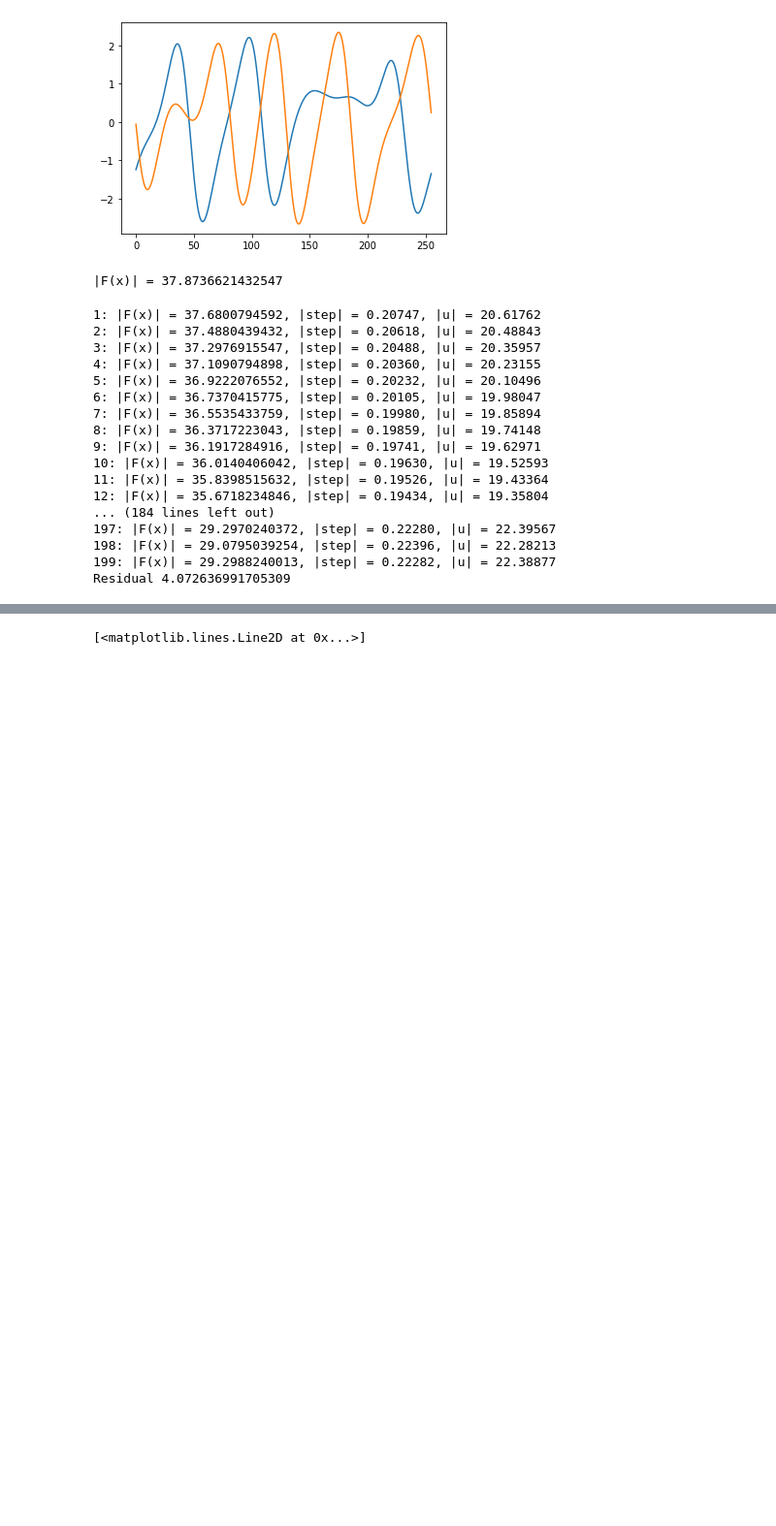
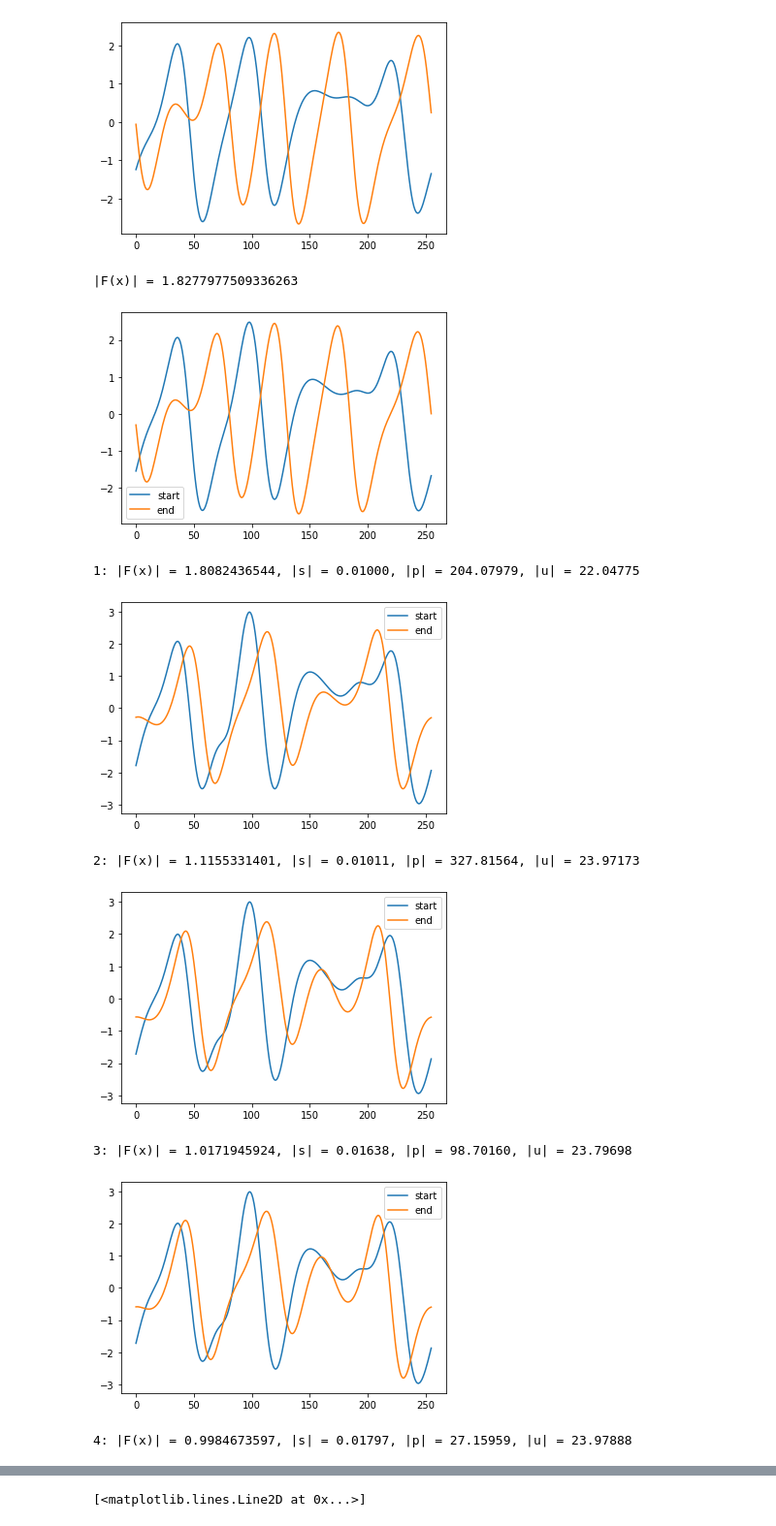
Before and after one commit to KowalskiAnalytics/JAX-RPO-Finding, a Jupyter notebook: KS_RPOs3.ipynb, the cells around one changed output, grey strips where cells are left out. Shown at 97% size. Drawn from its saved outputs; the diff is of its cells as text; code cells hidden in the pictures; blank space fills up the shorter version.

Commit message:
added Armijo method of stepsize control, JAX Newton-Krylov now works!

```diff
--- a/KS_RPOs3.ipynb
+++ b/KS_RPOs3.ipynb
@@ -96,0 +138,3 @@ plot_KS(u,T)
+# %%
+u = full_propagator(u0,T)
+plot_KS(u,T)
@@ -149,44 +175,55 @@ def residual(u0):
 # %%
+def numerical_jacobian(f,x,rdiff):
+    fx = f(x)
+    return lambda v: (f(x + rdiff * v.reshape(x.shape)) - fx)/rdiff
+
 def JAX_newton_krylov(res, u0, tol=1e-5, iter=200):
     u = u0
     Jacobian_shape = (len(u0.flatten()), len(u0.flatten()))
 
     F = res(u)
     magF = np.linalg.norm(F)
     print(f"|F(x)| = {magF}")
     i = 1
-    while magF > tol and i < iter:
-        J = linalg.LinearOperator(Jacobian_shape, matvec=lambda v: (jax.jvp(res, (u.flatten(),), (v,)))[1])
-        f, e = linalg.lgmres(J,F.flatten(),inner_m=40,outer_k=20)
-        step = f.reshape(u.shape) * 0.01
-        step = step if np.linalg.norm(step) < 0.01 * np.linalg.norm(u) else 0.01 * np.linalg.norm(u) * step / np.linalg.norm(step)
-        u -= step
-        F = res(u)
-        magF = np.linalg.norm(F)
-        print(f"{i}: |F(x)| = {magF:.10f}, |step| = {np.linalg.norm(step):.5f}, |u| = {np.linalg.norm(u):.5f}")
-        i += 1
-    return u
+    magold = magF
+    conv = []
+    shape = (len(u0.flatten()), len(u0.flatten()))
+    s0 = 1e-2
+    try:
+        while magF > tol and i < iter:
+            J = linalg.LinearOperator(shape, matvec=numerical_jacobian(res,u,1e-5))
+            p, errorcode = linalg.lgmres(J,F.flatten(),inner_m=40,outer_k=20)
+            p = p.reshape(u.shape)
+            s0 *= magold/magF
+            s = s0
+            while not jnp.linalg.norm(res(u - s*p)) < (1-0.01*s)*magF:
+                s /= 2
+            u -= s*p
+            plt.plot(u,label='start')
+            plt.plot(propagator(u,new_T), label='end')
+            plt.legend()
+            plt.show()
+            F = res(u)
+            magold = magF
+            magF = np.linalg.norm(F)
+            print(f"{i}: |F(x)| = {magF:.10f}, |s| = {s:.5f}, |p| = {np.linalg.norm(p):.5f}, |u| = {np.linalg.norm(u):.5f}")
+            conv.append((magF, s, np.linalg.norm(p), np.linalg.norm(u)))
+            i += 1
+    except KeyboardInterrupt:
+        pass
+    return u, conv
 
 # solve
 guess = u[a] #State(u[a],new_T)
-sol = JAX_newton_krylov(residual,guess)
+sol, conv = JAX_newton_krylov(residual,guess)
 print('Residual', abs(residual(sol)).max())
 # %% [output]
-|F(x)| = 37.8736621432547
+|F(x)| = 1.8277977509336263
+[figure, added]
-1: |F(x)| = 37.6800794592, |step| = 0.20747, |u| = 20.61762
-2: |F(x)| = 37.4880439432, |step| = 0.20618, |u| = 20.48843
-3: |F(x)| = 37.2976915547, |step| = 0.20488, |u| = 20.35957
-4: |F(x)| = 37.1090794898, |step| = 0.20360, |u| = 20.23155
-5: |F(x)| = 36.9222076552, |step| = 0.20232, |u| = 20.10496
-6: |F(x)| = 36.7370415775, |step| = 0.20105, |u| = 19.98047
-7: |F(x)| = 36.5535433759, |step| = 0.19980, |u| = 19.85894
-8: |F(x)| = 36.3717223043, |step| = 0.19859, |u| = 19.74148
-9: |F(x)| = 36.1917284916, |step| = 0.19741, |u| = 19.62971
-10: |F(x)| = 36.0140406042, |step| = 0.19630, |u| = 19.52593
-11: |F(x)| = 35.8398515632, |step| = 0.19526, |u| = 19.43364
-12: |F(x)| = 35.6718234846, |step| = 0.19434, |u| = 19.35804
-... (184 lines left out)
-197: |F(x)| = 29.2970240372, |step| = 0.22280, |u| = 22.39567
-198: |F(x)| = 29.0795039254, |step| = 0.22396, |u| = 22.28213
-199: |F(x)| = 29.2988240013, |step| = 0.22282, |u| = 22.38877
-Residual 4.072636991705309
+1: |F(x)| = 1.8082436544, |s| = 0.01000, |p| = 204.07979, |u| = 22.04775
+[figure, added]
+2: |F(x)| = 1.1155331401, |s| = 0.01011, |p| = 327.81564, |u| = 23.97173
+[figure, added]
+3: |F(x)| = 1.0171945924, |s| = 0.01638, |p| = 98.70160, |u| = 23.79698
+[figure, added]
+4: |F(x)| = 0.9984673597, |s| = 0.01797, |p| = 27.15959, |u| = 23.97888
```
Also changed, not shown: parts of 16 cells of this notebook, 4 other files.
